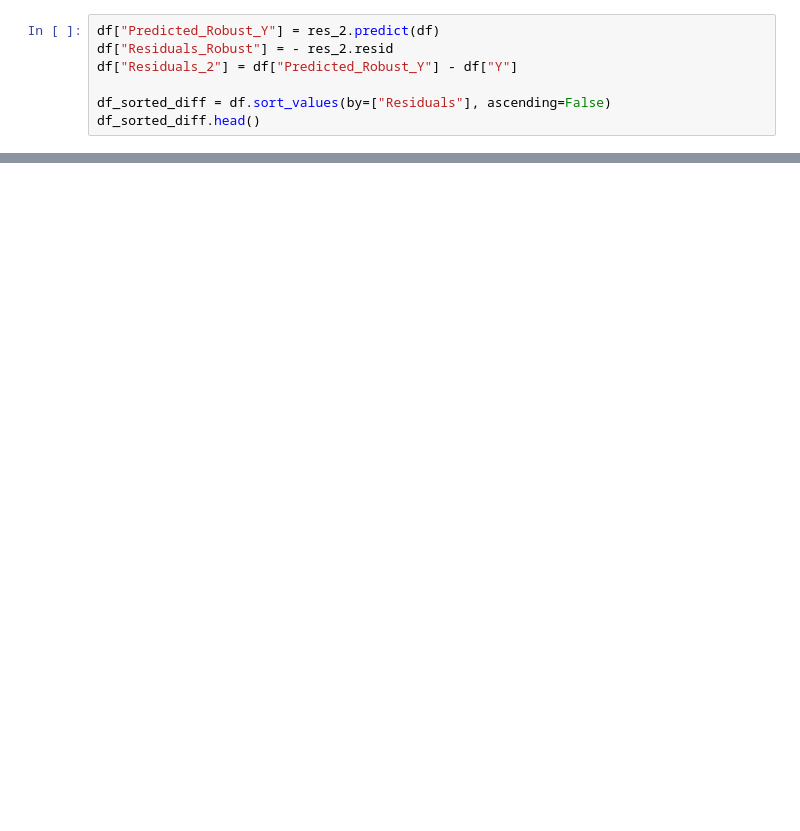
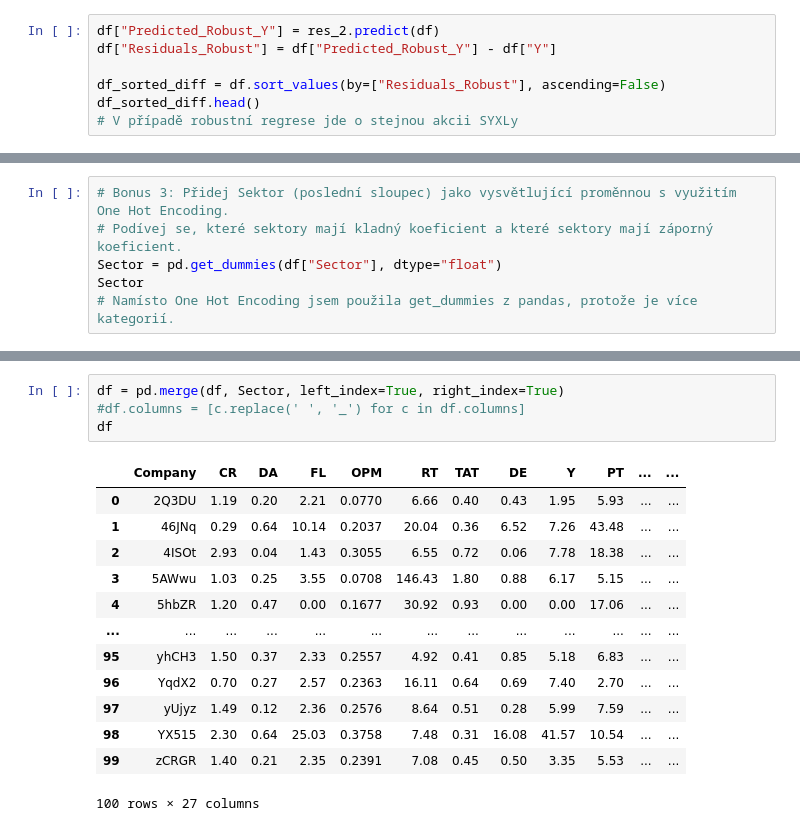
Before and after one commit to MonikaPap/pandas_autumn2023, a Jupyter notebook: fin_indik_regrese.ipynb, the cells around one changed output, grey strips where cells are left out. Drawn from its saved outputs; the diff is of its cells as text; blank space fills up the shorter version.

```diff
--- a/fin_indik_regrese.ipynb
+++ b/fin_indik_regrese.ipynb
@@ -220,11 +244,11 @@ Robust linear Model Regression Results
 If the model instance has been used for another fit with different fit parameters, then the fit options might not be the correct ones anymore .
 # %%
 df["Predicted_Robust_Y"] = res_2.predict(df)
-df["Residuals_Robust"] = - res_2.resid
-df["Residuals_2"] = df["Predicted_Robust_Y"] - df["Y"]
+df["Residuals_Robust"] = df["Predicted_Robust_Y"] - df["Y"]
 
-df_sorted_diff = df.sort_values(by=["Residuals"], ascending=False)
+df_sorted_diff = df.sort_values(by=["Residuals_Robust"], ascending=False)
 df_sorted_diff.head()
+# V případě robustní regrese jde o stejnou akcii SYXLy
 # %% [output]
 |  | Company | CR | DA | FL | OPM | RT | TAT | DE | Y | PT | Sector | ... |
 | 79 | SYXLy | 0.76 | 0.37 | 18.64 | 0.0631 | 12.44 | 0.41 | 6.93 | 6.97 | 3.40 | Industrials | ... |
@@ -269,0 +296,6 @@ print(df_sorted.head())
+# %%
+# Bonus 3: Přidej Sektor (poslední sloupec) jako vysvětlující proměnnou s využitím One Hot Encoding.
+# Podívej se, které sektory mají kladný koeficient a které sektory mají záporný koeficient.
+Sector = pd.get_dummies(df["Sector"], dtype="float")
+Sector
+# Namísto One Hot Encoding jsem použila get_dummies z pandas, protože je více kategorií.
@@ -269,0 +316,18 @@ print(df_sorted.head())
+# %%
+df = pd.merge(df, Sector, left_index=True, right_index=True)
+#df.columns = [c.replace(' ', '_') for c in df.columns]
+df
+# %% [output]
+|  | Company | CR | DA | FL | OPM | RT | TAT | DE | Y | PT | ... | ... |
+| 0 | 2Q3DU | 1.19 | 0.20 | 2.21 | 0.0770 | 6.66 | 0.40 | 0.43 | 1.95 | 5.93 | ... | ... |
+| 1 | 46JNq | 0.29 | 0.64 | 10.14 | 0.2037 | 20.04 | 0.36 | 6.52 | 7.26 | 43.48 | ... | ... |
+| 2 | 4ISOt | 2.93 | 0.04 | 1.43 | 0.3055 | 6.55 | 0.72 | 0.06 | 7.78 | 18.38 | ... | ... |
+| 3 | 5AWwu | 1.03 | 0.25 | 3.55 | 0.0708 | 146.43 | 1.80 | 0.88 | 6.17 | 5.15 | ... | ... |
+| 4 | 5hbZR | 1.20 | 0.47 | 0.00 | 0.1677 | 30.92 | 0.93 | 0.00 | 0.00 | 17.06 | ... | ... |
+| ... | ... | ... | ... | ... | ... | ... | ... | ... | ... | ... | ... | ... |
+| 95 | yhCH3 | 1.50 | 0.37 | 2.33 | 0.2557 | 4.92 | 0.41 | 0.85 | 5.18 | 6.83 | ... | ... |
+| 96 | YqdX2 | 0.70 | 0.27 | 2.57 | 0.2363 | 16.11 | 0.64 | 0.69 | 7.40 | 2.70 | ... | ... |
+| 97 | yUjyz | 1.49 | 0.12 | 2.36 | 0.2576 | 8.64 | 0.51 | 0.28 | 5.99 | 7.59 | ... | ... |
+| 98 | YX515 | 2.30 | 0.64 | 25.03 | 0.3758 | 7.48 | 0.31 | 16.08 | 41.57 | 10.54 | ... | ... |
+| 99 | zCRGR | 1.40 | 0.21 | 2.35 | 0.2391 | 7.08 | 0.45 | 0.50 | 3.35 | 5.53 | ... | ... |
+100 rows × 27 columns
```
Also changed, not shown: parts of 17 cells of this notebook.
